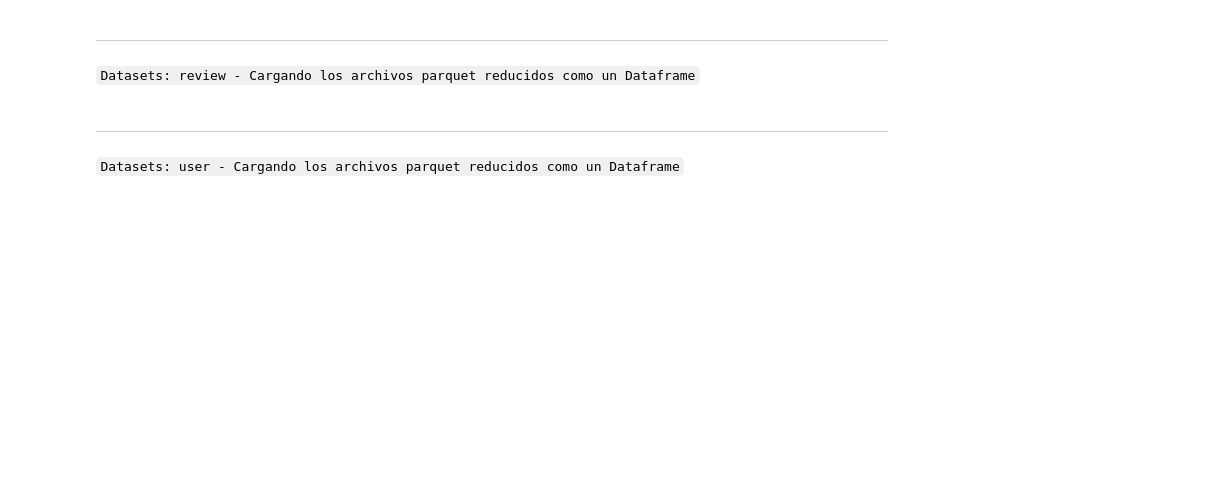
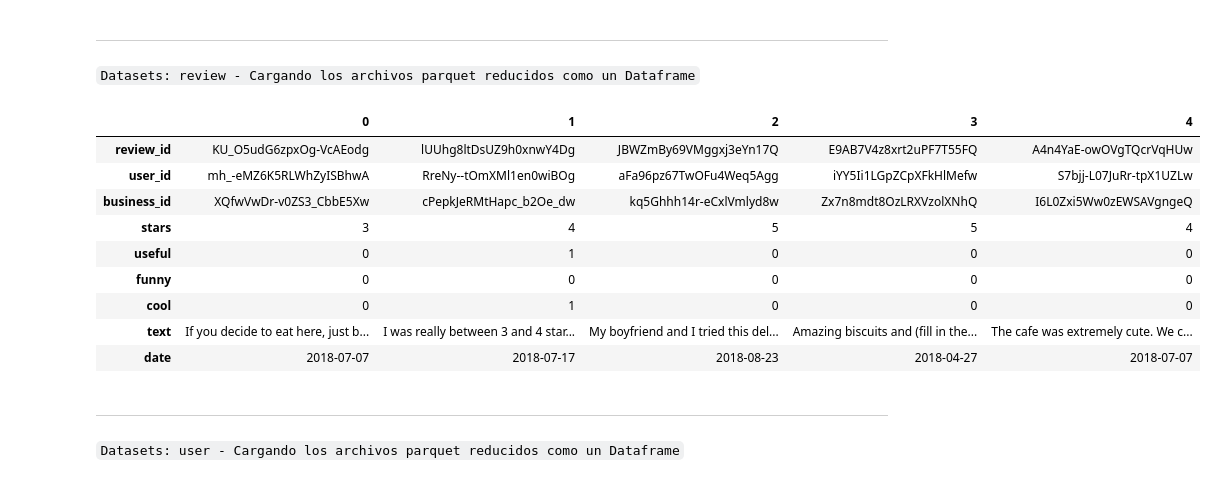
Before and after one commit to lesmengp/Proyecto-Final-Grupo-07, a Jupyter notebook: ETL/CargarDatasetsParquet.ipynb, the cells around one changed output. Saved outputs shown, nothing was run; the diff lists cells and outputs as text; code cells hidden in the pictures; blank space fills up the shorter version.

```diff
--- a/ETL/CargarDatasetsParquet.ipynb
+++ b/ETL/CargarDatasetsParquet.ipynb
@@ -63,6 +78,19 @@ for archivo in ls_archivo:                          # Leer cada archivo parquet
     df_list.append(df)                              # Se adicionan a los dataframe
 df_review_reducido_concatenado = pd.concat(df_list) # Se concatenan todos los DataFrames en uno solo
 df_review_reducido_concatenado = df_review_reducido_concatenado.reset_index(drop=True)  # Se resetea el indice a uno secuencial y consecutivo
+# %%
+df_review_reducido_concatenado.head().T
+# %% [output]
+|  | 0 | 1 | 2 | 3 | 4 |
+| review_id | KU_O5udG6zpxOg-VcAEodg | lUUhg8ltDsUZ9h0xnwY4Dg | JBWZmBy69VMggxj3eYn17Q | E9AB7V4z8xrt2uPF7T55FQ | A4n4YaE-owOVgTQcrVqHUw |
+| user_id | mh_-eMZ6K5RLWhZyISBhwA | RreNy--tOmXMl1en0wiBOg | aFa96pz67TwOFu4Weq5Agg | iYY5Ii1LGpZCpXFkHlMefw | S7bjj-L07JuRr-tpX1UZLw |
+| business_id | XQfwVwDr-v0ZS3_CbbE5Xw | cPepkJeRMtHapc_b2Oe_dw | kq5Ghhh14r-eCxlVmlyd8w | Zx7n8mdt8OzLRXVzolXNhQ | I6L0Zxi5Ww0zEWSAVgngeQ |
+| stars | 3 | 4 | 5 | 5 | 4 |
+| useful | 0 | 1 | 0 | 0 | 0 |
+| funny | 0 | 0 | 0 | 0 | 0 |
+| cool | 0 | 1 | 0 | 0 | 0 |
+| text | If you decide to eat here, just b... | I was really between 3 and 4 star... | My boyfriend and I tried this del... | Amazing biscuits and (fill in the... | The cafe was extremely cute. We c... |
+| date | 2018-07-07 | 2018-07-17 | 2018-08-23 | 2018-04-27 | 2018-07-07 |
 # %% [markdown]
 - - -
 `Datasets: user - Cargando los archivos parquet reducidos como un Dataframe`
```
Also changed, not shown: parts of 8 cells of this notebook, 1 other file.
